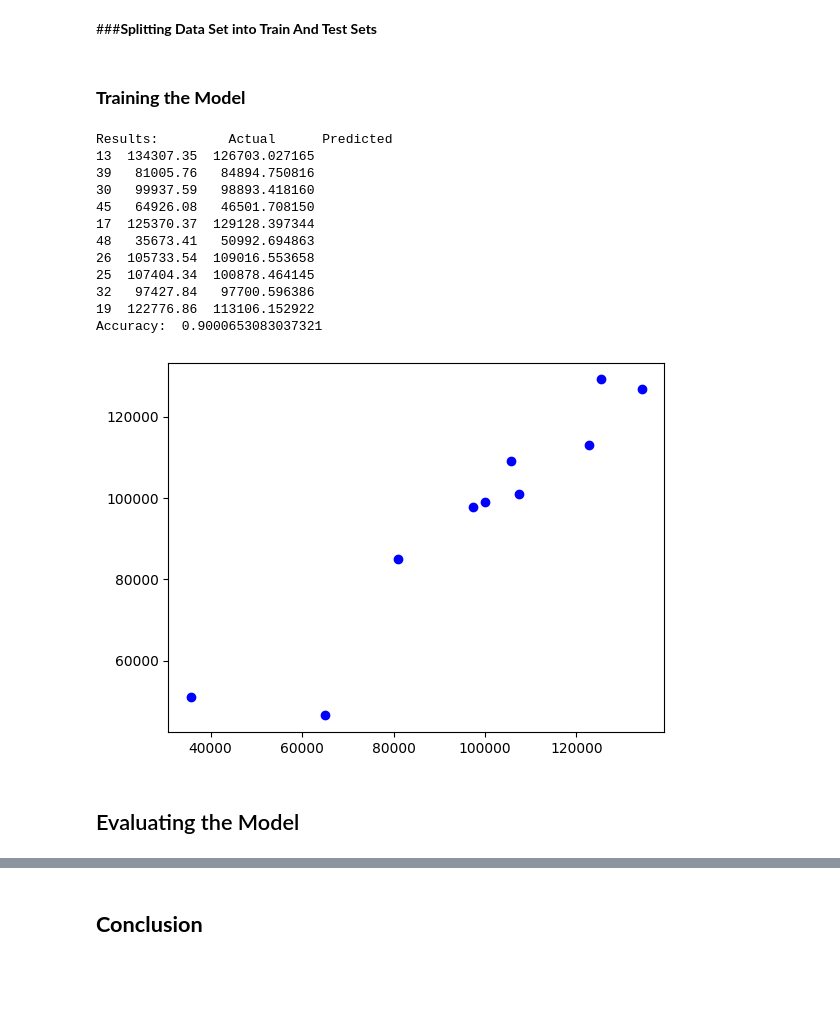
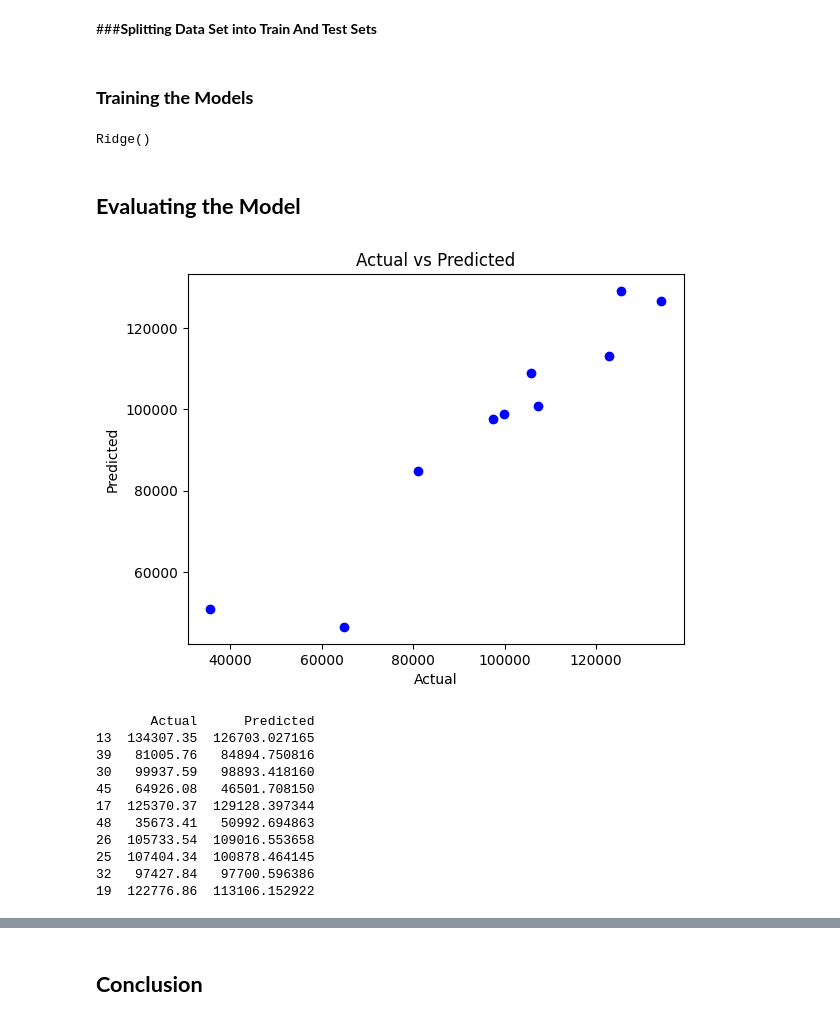
Before and after one commit to adamusengamana/Project_-50_Companies_Model-, a Jupyter notebook: Project_50_Companies_Model.ipynb, the cells around one changed output, grey strips where cells are left out. Cells and saved outputs as stored; diff of their text form; code cells hidden in the pictures; blank space fills up the shorter version.

```diff
--- a/Project_50_Companies_Model.ipynb
+++ b/Project_50_Companies_Model.ipynb
@@ -199,34 +205,41 @@ plt.show()
 # %%
 X=df[['R&D Spend','Administration','Marketing Spend']]
 y=df['Profit']
+# %%
+# scaling the inputs
+scaler = StandardScaler()
+scaled_X = scaler.fit_transform(X)
 # %%
-X_train, X_test, y_train, y_test = train_test_split(X, y, test_size=0.2, random_state=42)
+X_train, X_test, y_train, y_test = train_test_split(scaled_X, y, test_size=0.2, random_state=42)
 # %% [markdown]
-### **Training the Model**
+### **Training the Models**
-# %%
-model=LinearRegression()
-model.fit(X_train,y_train)
-model2 = Mult()
-# %%
-results = pd.DataFrame({'Actual': y_test, 'Predicted': model.predict(X_test)})
-y_p=model.predict(X_test)
-scatt=plt.scatter(y_test,y_p,color='blue')
-accuracy = r2_score(y_test,model.predict(X_test))
-print("Results: ",results)
-print("Accuracy: ",accuracy)
-# %% [output]
-Results:         Actual      Predicted
-13  134307.35  126703.027165
-39   81005.76   84894.750816
-30   99937.59   98893.418160
-45   64926.08   46501.708150
-17  125370.37  129128.397344
-48   35673.41   50992.694863
-26  105733.54  109016.553658
-25  107404.34  100878.464145
-32   97427.84   97700.596386
-19  122776.86  113106.152922
-Accuracy:  0.9000653083037321
-[figure, removed]
+# %%
+LR_model.fit(X_train,y_train)
+Ridge_model.fit(X_train,y_train)
+# %% [output]
+Ridge()
 # %% [markdown]
-## Evaluating the Model
+## **Evaluating the Model**
+# %%
+#LR_model
+LR_predictions=LR_model.predict(X_test)
+results = pd.DataFrame({'Actual': y_test, 'Predicted': LR_predictions})
+plt.scatter(y_test,LR_predictions,color='blue')
+plt.title('Actual vs Predicted')
+plt.xlabel('Actual')
+plt.ylabel('Predicted')
+plt.show()
+print(results)
+# %% [output]
+[figure, added]
+       Actual      Predicted
+13  134307.35  126703.027165
+39   81005.76   84894.750816
+30   99937.59   98893.418160
+45   64926.08   46501.708150
+17  125370.37  129128.397344
+48   35673.41   50992.694863
+26  105733.54  109016.553658
+25  107404.34  100878.464145
+32   97427.84   97700.596386
+19  122776.86  113106.152922
```
Also changed, not shown: parts of 21 cells of this notebook.
